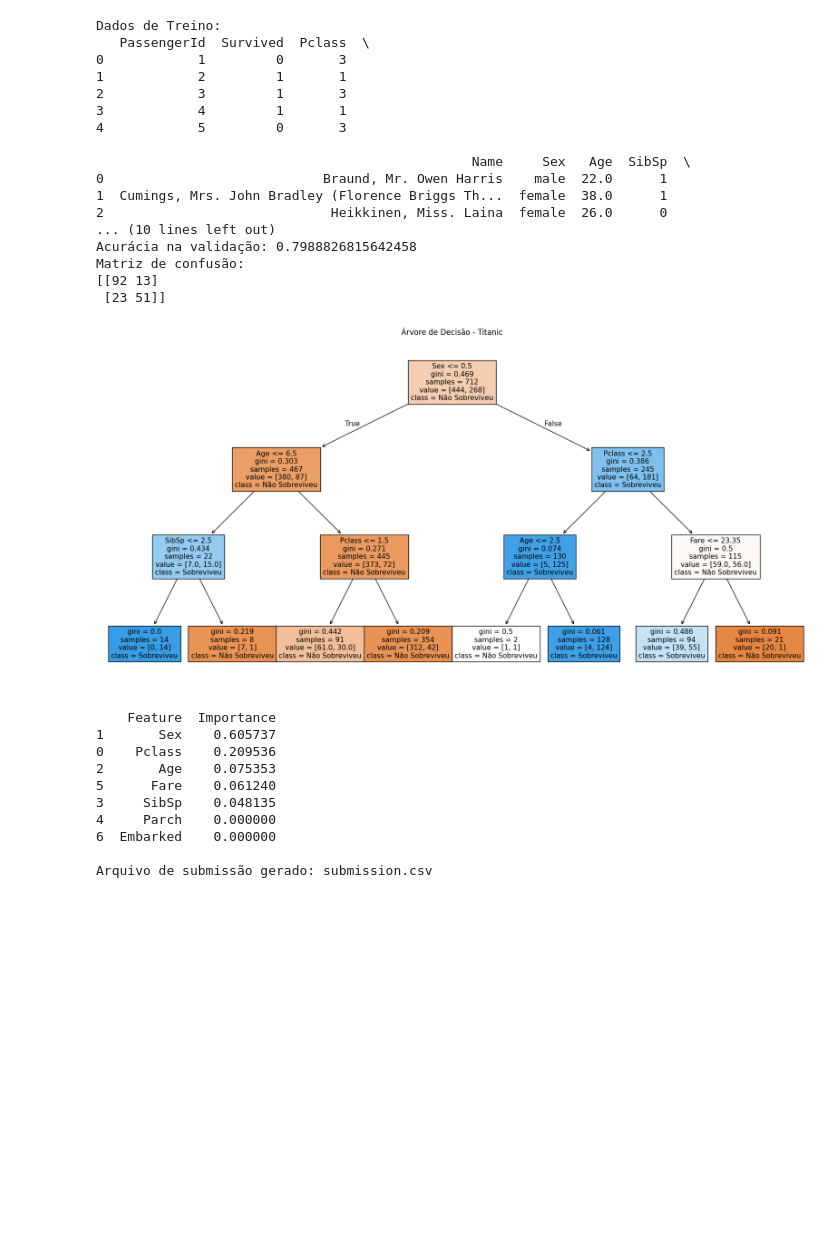
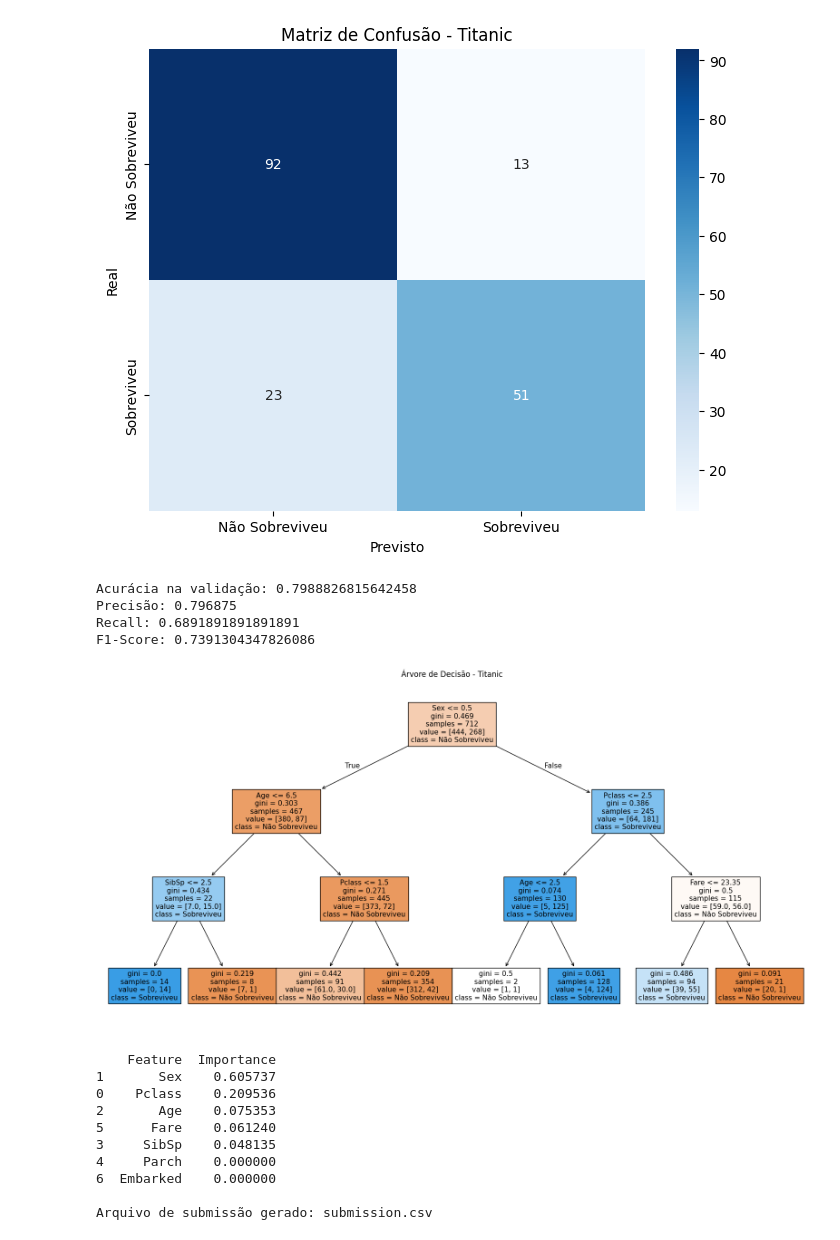
Before and after one commit to acmachado48/IA, a Jupyter notebook: Lista 2/titanic.ipynb, the cells around one changed output. Saved outputs shown, nothing was run; the diff lists cells and outputs as text; code cells hidden in the pictures; blank space fills up the shorter version.

```diff
--- a/Lista 2/titanic.ipynb
+++ b/Lista 2/titanic.ipynb
@@ -7,16 +7,16 @@ from sklearn.tree import DecisionTreeClassifier, plot_tree
 from sklearn.model_selection import train_test_split
 from sklearn.metrics import accuracy_score, confusion_matrix
 import matplotlib.pyplot as plt
+from sklearn.metrics import precision_score, recall_score, f1_score
+import seaborn as sns
+import matplotlib.pyplot as plt
+from sklearn.metrics import confusion_matrix
 
 
 # 1. Leitura dos Dados
 train_df = pd.read_csv("train.csv")
 test_df = pd.read_csv("test.csv")
 gender_submission_df = pd.read_csv("gender_submission.csv")
-
-# Exibe as primeiras linhas do dataset de treino para conferir os dados
-print("Dados de Treino:")
-print(train_df.head())
 
 
 # 2. Pré-processamento dos Dados
@@ -57,59 +57,67 @@ clf.fit(X_train, y_train)
 # 6. Avaliação do Modelo no Conjunto de Validação
 y_val_pred = clf.predict(X_val)
 
-# Calcula a acurácia e exibe a matriz de confusão
+
+# 6. Avaliação do Modelo no Conjunto de Validação
+y_val_pred = clf.predict(X_val)
+
 acc = accuracy_score(y_val, y_val_pred)
+prec = precision_score(y_val, y_val_pred)
+rec = recall_score(y_val, y_val_pred)
+f1 = f1_score(y_val, y_val_pred)
+
+# Calcula a matriz de confusão
+cm = confusion_matrix(y_val, y_val_pred)
+
+# Cria a figura da matriz de confusão
+plt.figure(figsize=(8, 6))
+sns.heatmap(cm, annot=True, fmt='d', cmap='Blues', xticklabels=["Não Sobreviveu", "Sobreviveu"], yticklabels=["Não Sobreviveu", "Sobreviveu"])
+plt.xlabel('Previsto')
+plt.ylabel('Real')
+plt.title('Matriz de Confusão - Titanic')
+plt.savefig("matriz_confusao_titanic.png", dpi=300)
+plt.show()
+
 print("\nAcurácia na validação:", acc)
-print("Matriz de confusão:")
-print(confusion_matrix(y_val, y_val_pred))
+print("Precisão:", prec)
+print("Recall:", rec)
+print("F1-Score:", f1)
 
 
 # 7. Visualização da Árvore de Decisão
 
 plt.figure(figsize=(20, 10))
 plot_tree(clf, feature_names=features, class_names=["Não Sobreviveu", "Sobreviveu"], filled=True)
 plt.title("Árvore de Decisão - Titanic")
 plt.show()
 
 
 # 8. Predição no Conjunto de Teste e Geração do Arquivo de Submissão
 
 test_pred = clf.predict(test_df[features])
 
 # Cria o DataFrame para submissão
 submission = pd.DataFrame({
     "PassengerId": test_df["PassengerId"],
     "Survived": test_pred
 })
 
 
 plt.savefig("decision_tree.png", dpi=300)
 
 importances = pd.DataFrame({"Feature": features, "Importance": clf.feature_importances_})
 print(importances.sort_values(by="Importance", ascending=False))
 
 # Salva o arquivo de submissão no formato CSV
 submission.to_csv("submission.csv", index=False)
 print("\nArquivo de submissão gerado: submission.csv")
 # %% [output]
+[figure, new version]
-Dados de Treino:
-   PassengerId  Survived  Pclass  \
-0            1         0       3
-1            2         1       1
-2            3         1       3
-3            4         1       1
-4            5         0       3
-
-                                                Name     Sex   Age  SibSp  \
-0                            Braund, Mr. Owen Harris    male  22.0      1
-1  Cumings, Mrs. John Bradley (Florence Briggs Th...  female  38.0      1
-2                             Heikkinen, Miss. Laina  female  26.0      0
-... (10 lines left out)
 Acurácia na validação: 0.7988826815642458
-Matriz de confusão:
-[[92 13]
- [23 51]]
+Precisão: 0.796875
+Recall: 0.6891891891891891
+F1-Score: 0.7391304347826086
-[figure, old version]
+[figure, added]
     Feature  Importance
 1       Sex    0.605737
 0    Pclass    0.209536
```
Also changed, not shown: 2 other files.
